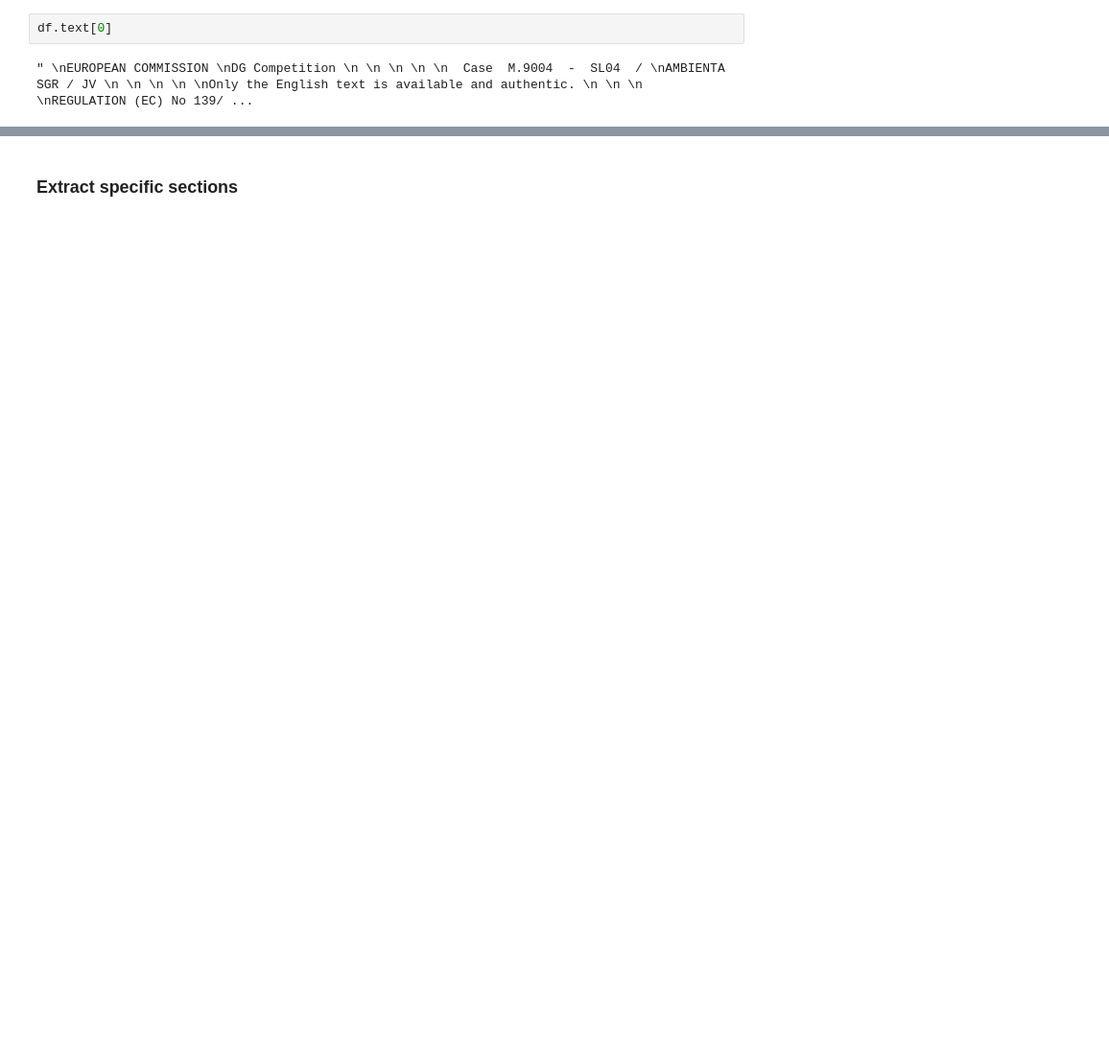
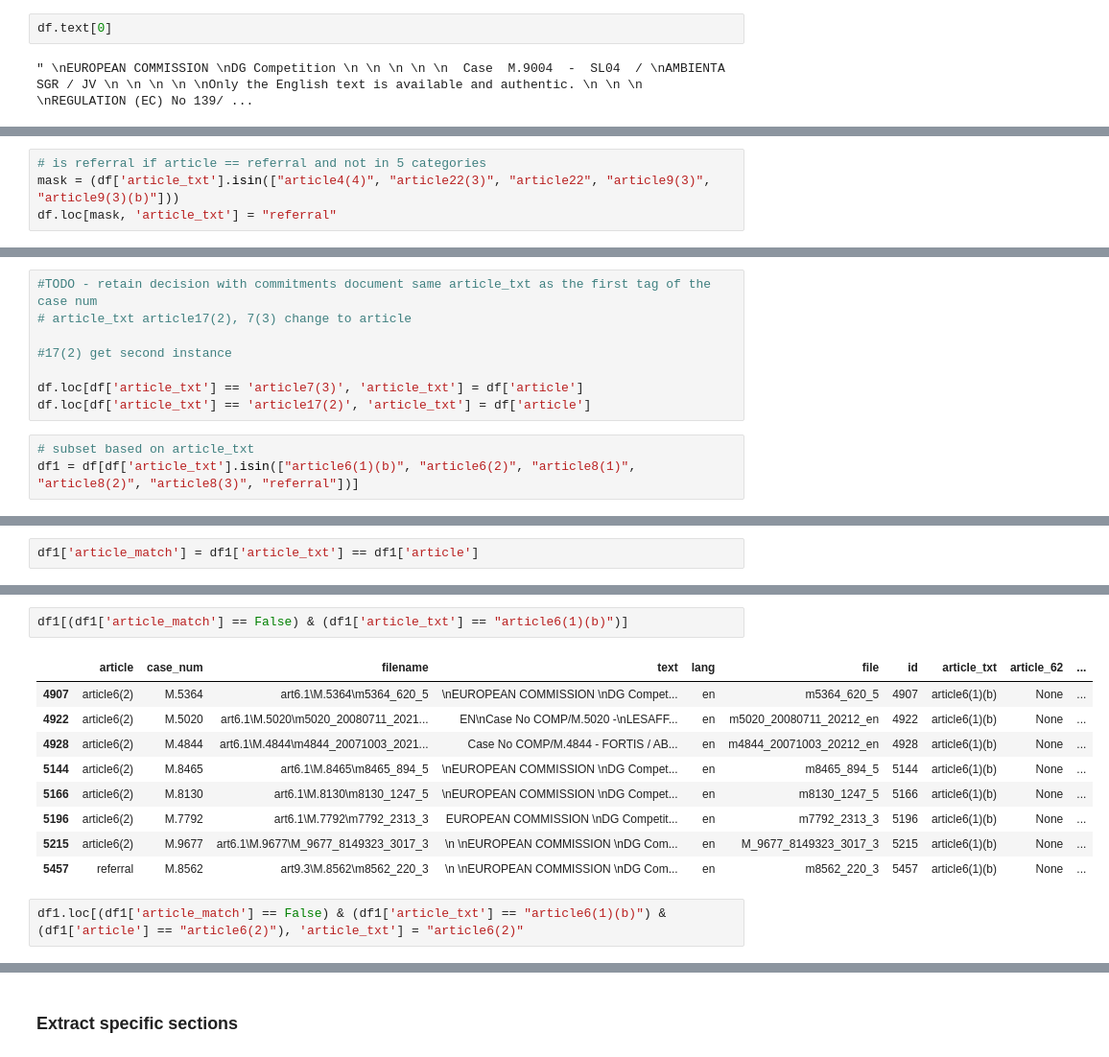
Before and after one commit to adellegia/predicting-merger-decision-outcomes, a Jupyter notebook: src/python/notebook/pre_processing.ipynb, the cells around one changed output, grey strips where cells are left out. Shown at 96% size. Drawn from its saved outputs; the diff is of its cells as text; blank space fills up the shorter version.

```diff
--- a/src/python/notebook/pre_processing.ipynb
+++ b/src/python/notebook/pre_processing.ipynb
@@ -111,0 +232,4 @@ df.text[0]
+# %%
+# is referral if article == referral and not in 5 categories
+mask = (df['article_txt'].isin(["article4(4)", "article22(3)", "article22", "article9(3)", "article9(3)(b)"]))
+df.loc[mask, 'article_txt'] = "referral"
@@ -111,0 +256,11 @@ df.text[0]
+# %%
+#TODO - retain decision with commitments document same article_txt as the first tag of the case num
+# article_txt article17(2), 7(3) change to article
+
+#17(2) get second instance
+
+df.loc[df['article_txt'] == 'article7(3)', 'article_txt'] = df['article']
+df.loc[df['article_txt'] == 'article17(2)', 'article_txt'] = df['article']
+# %%
+# subset based on article_txt
+df1 = df[df['article_txt'].isin(["article6(1)(b)", "article6(2)", "article8(1)", "article8(2)", "article8(3)", "referral"])]
@@ -111,0 +290,2 @@ df.text[0]
+# %%
+df1['article_match'] = df1['article_txt'] == df1['article']
@@ -111,0 +312,14 @@ df.text[0]
+# %%
+df1[(df1['article_match'] == False) & (df1['article_txt'] == "article6(1)(b)")]
+# %% [output]
+|  | article | case_num | filename | text | lang | file | id | article_txt | article_62 | ... |
+| 4907 | article6(2) | M.5364 | art6.1\M.5364\m5364_620_5 | \nEUROPEAN COMMISSION \nDG Compet... | en | m5364_620_5 | 4907 | article6(1)(b) | None | ... |
+| 4922 | article6(2) | M.5020 | art6.1\M.5020\m5020_20080711_2021... | EN\nCase No COMP/M.5020 -\nLESAFF... | en | m5020_20080711_20212_en | 4922 | article6(1)(b) | None | ... |
+| 4928 | article6(2) | M.4844 | art6.1\M.4844\m4844_20071003_2021... | Case No COMP/M.4844 - FORTIS / AB... | en | m4844_20071003_20212_en | 4928 | article6(1)(b) | None | ... |
+| 5144 | article6(2) | M.8465 | art6.1\M.8465\m8465_894_5 | \nEUROPEAN COMMISSION \nDG Compet... | en | m8465_894_5 | 5144 | article6(1)(b) | None | ... |
+| 5166 | article6(2) | M.8130 | art6.1\M.8130\m8130_1247_5 | \nEUROPEAN COMMISSION \nDG Compet... | en | m8130_1247_5 | 5166 | article6(1)(b) | None | ... |
+| 5196 | article6(2) | M.7792 | art6.1\M.7792\m7792_2313_3 | EUROPEAN COMMISSION \nDG Competit... | en | m7792_2313_3 | 5196 | article6(1)(b) | None | ... |
+| 5215 | article6(2) | M.9677 | art6.1\M.9677\M_9677_8149323_3017_3 | \n \nEUROPEAN COMMISSION \nDG Com... | en | M_9677_8149323_3017_3 | 5215 | article6(1)(b) | None | ... |
+| 5457 | referral | M.8562 | art9.3\M.8562\m8562_220_3 | \n \nEUROPEAN COMMISSION \nDG Com... | en | m8562_220_3 | 5457 | article6(1)(b) | None | ... |
+# %%
+df1.loc[(df1['article_match'] == False) & (df1['article_txt'] == "article6(1)(b)") & (df1['article'] == "article6(2)"), 'article_txt'] = "article6(2)"
```
Also changed, not shown: parts of 46 cells of this notebook, 7 other files.
